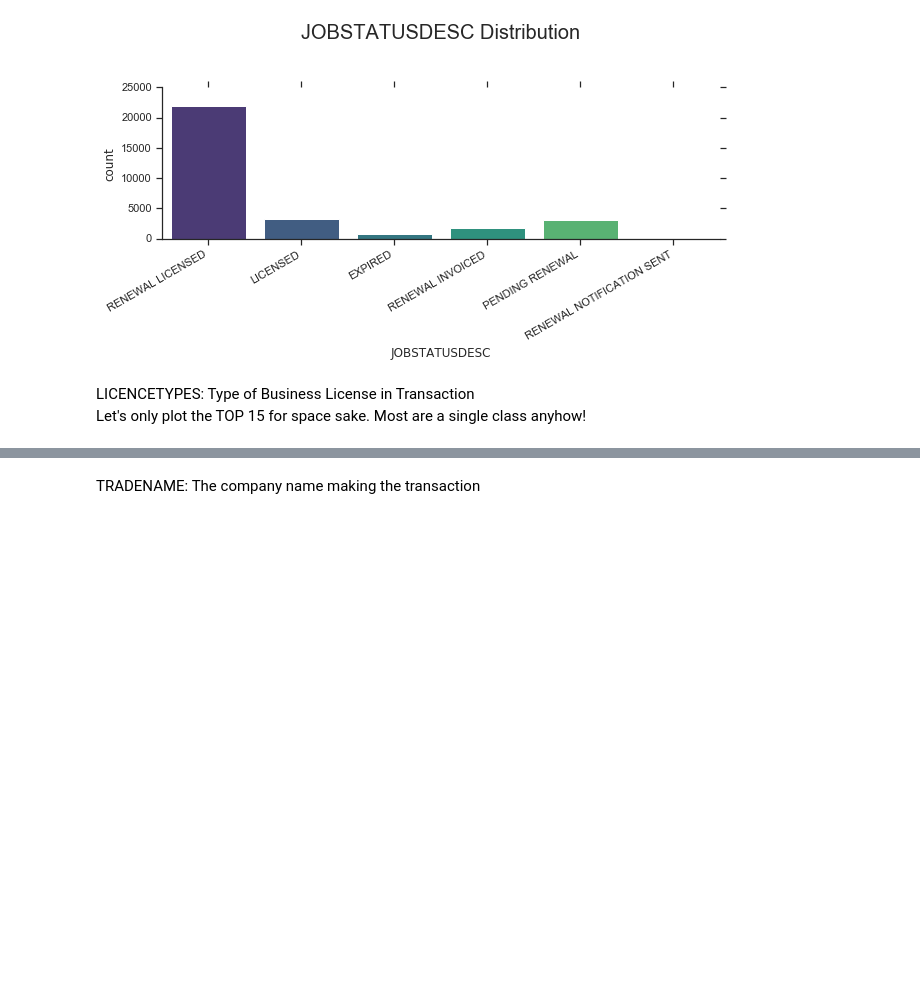
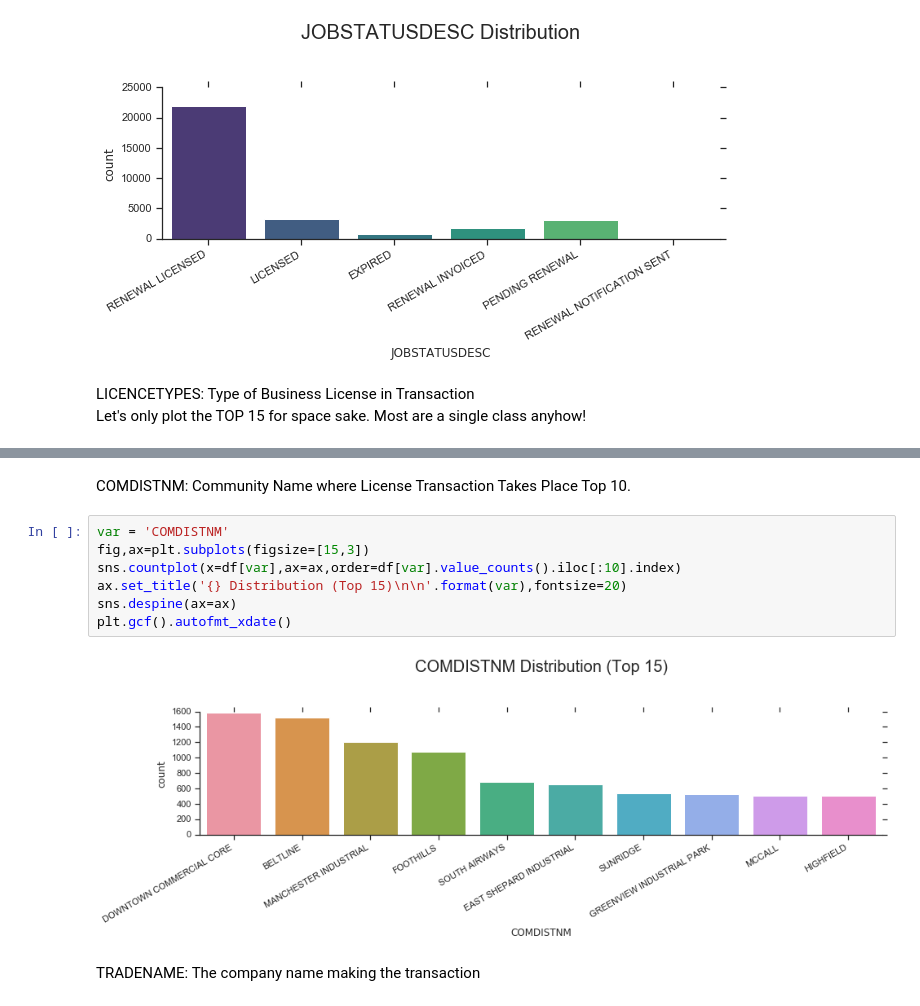
Before and after one commit to reubengazer/Calgary-Business-Licenses, a Jupyter notebook: Business_License_EDA.ipynb, the cells around one changed output, grey strips where cells are left out. Cells and saved outputs as stored; diff of their text form; blank space fills up the shorter version.

```diff
--- a/Business_License_EDA.ipynb
+++ b/Business_License_EDA.ipynb
@@ -91,3 +86,15 @@ plt.gcf().autofmt_xdate()
+# %% [markdown]
+COMDISTNM: Community Name where License Transaction Takes Place
+Top 10.
+# %%
+var = 'COMDISTNM'
+fig,ax=plt.subplots(figsize=[15,3])
+sns.countplot(x=df[var],ax=ax,order=df[var].value_counts().iloc[:10].index)
+ax.set_title('{} Distribution (Top 15)\n\n'.format(var),fontsize=20)
+sns.despine(ax=ax)
+plt.gcf().autofmt_xdate()
+# %% [output]
+[figure, added]
 # %% [markdown]
 TRADENAME: The company name making the transaction
 # %%
```
Also changed, not shown: parts of 16 cells of this notebook, 1 other file.
